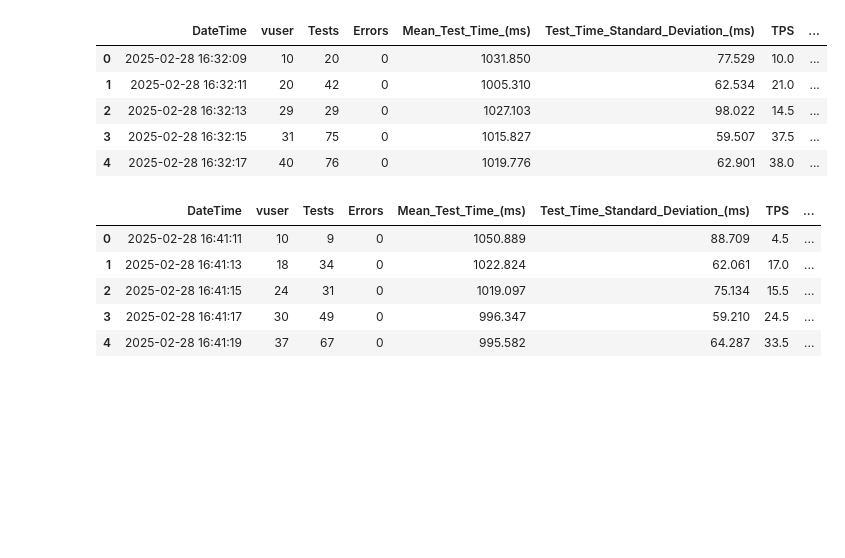
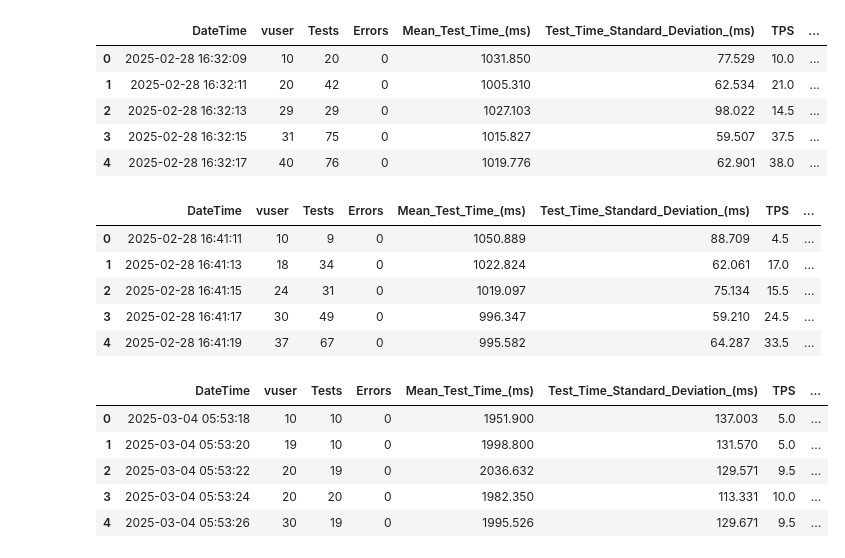
Before and after one commit to lucas-hub12/reverse-proxy, a Jupyter notebook: note/python vs numpy.ipynb, the cells around one changed output. Saved outputs shown, nothing was run; the diff lists cells and outputs as text; code cells hidden in the pictures; blank space fills up the shorter version.

```diff
--- a/note/python vs numpy.ipynb
+++ b/note/python vs numpy.ipynb
@@ -44,0 +48,10 @@ numpy_docker_df.head()
+# %%
+numpy_df=pd.read_csv("numpy 860.csv")
+numpy_df.head()
+# %% [output]
+|  | DateTime | vuser | Tests | Errors | Mean_Test_Time_(ms) | Test_Time_Standard_Deviation_(ms) | TPS | ... |
+| 0 | 2025-03-04 05:53:18 | 10 | 10 | 0 | 1951.900 | 137.003 | 5.0 | ... |
+| 1 | 2025-03-04 05:53:20 | 19 | 10 | 0 | 1998.800 | 131.570 | 5.0 | ... |
+| 2 | 2025-03-04 05:53:22 | 20 | 19 | 0 | 2036.632 | 129.571 | 9.5 | ... |
+| 3 | 2025-03-04 05:53:24 | 20 | 20 | 0 | 1982.350 | 113.331 | 10.0 | ... |
+| 4 | 2025-03-04 05:53:26 | 30 | 19 | 0 | 1995.526 | 129.671 | 9.5 | ... |
```
Also changed, not shown: parts of 3 cells of this notebook, 5 other files.
